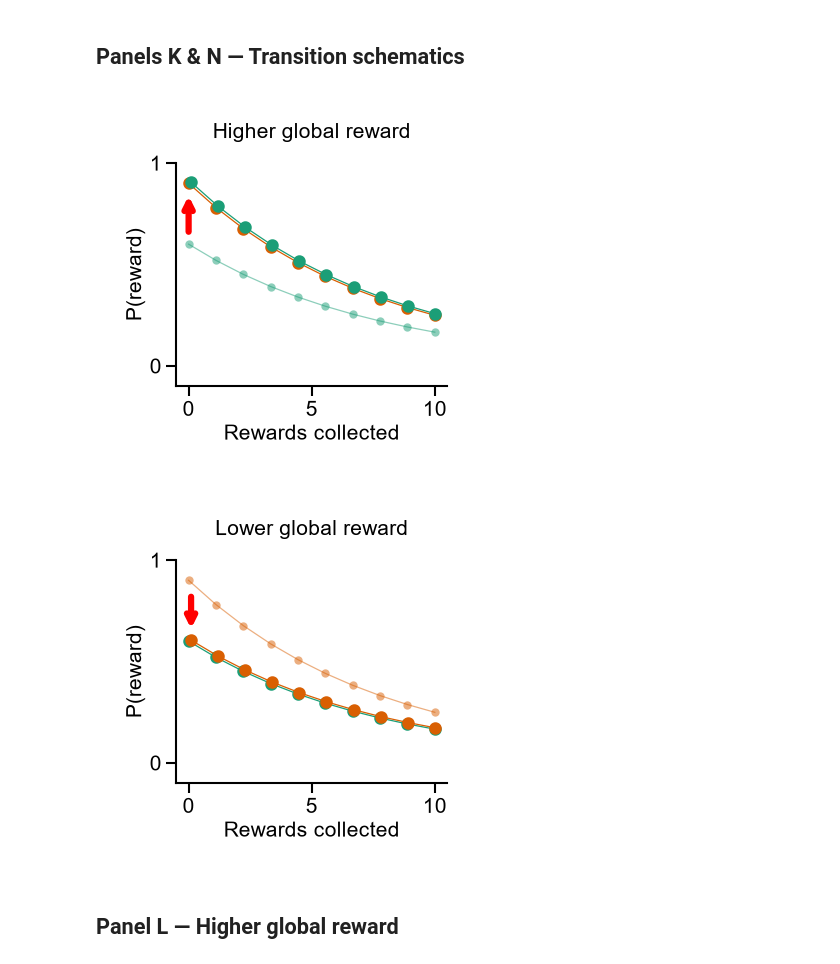
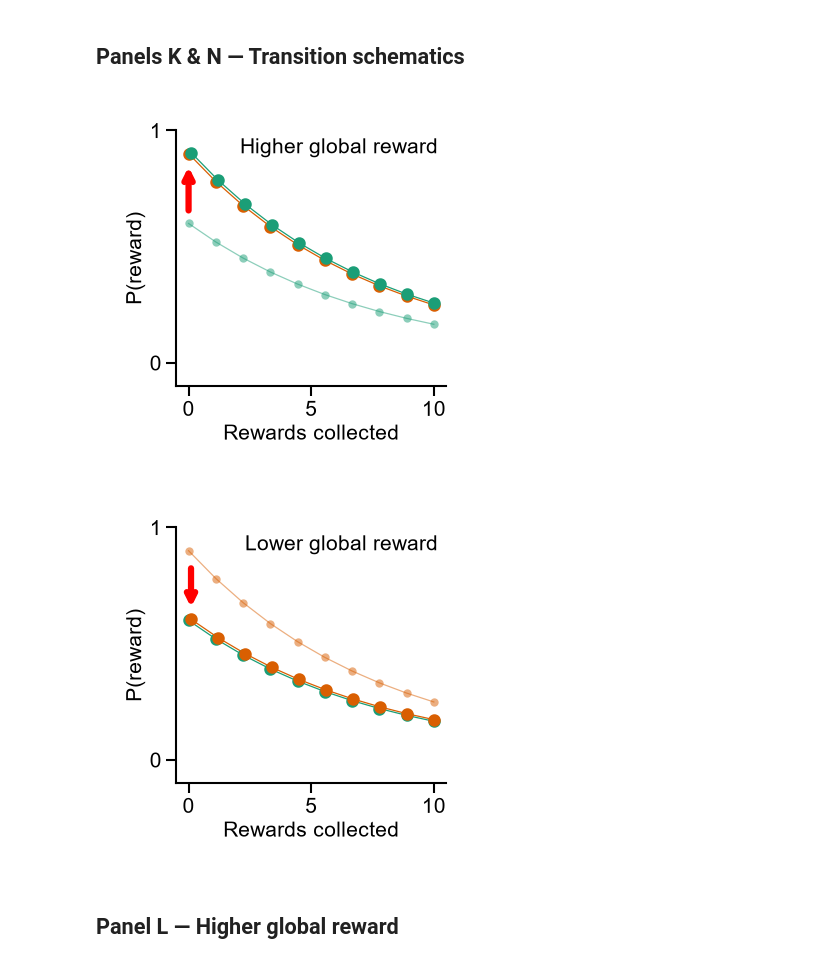
Before and after one commit to lauradriscoll/cosyne2026_adaptive_behavior, a Jupyter notebook: figures/fig2/make_panels_fig2.ipynb, the cells around one changed output. Drawn from its saved outputs; the diff is of its cells as text; code cells hidden in the pictures.

Commit message:
ferat: update panels fig2

```diff
--- a/figures/fig2/make_panels_fig2.ipynb
+++ b/figures/fig2/make_panels_fig2.ipynb
@@ -822,44 +822,44 @@ def style_transition_ax(ax, title):
     ax.set_xlim(-0.5, max_x + 0.5)
     ax.yaxis.set_major_locator(FixedLocator([0, 0.5, 1]))
     ax.xaxis.set_major_locator(FixedLocator(np.arange(0, max_x + 1, 5)))
-    ax.set_title(title, fontsize=5)
+    ax.text(0.97, 0.97, title, transform=ax.transAxes, ha="right", va="top", fontsize=5)  # inside the plot
     sns.despine(ax=ax)
 
 
 # Panel K: Low -> High transition
-fig, ax = panel_fig("fig2_I")
+fig, ax = panel_fig("fig2_F", ncols=3)
 a = 0.9
 ax.plot(x, a * b ** (-c * x), color=color1, marker=marker, markersize=2)
 a = 0.6
 ax.plot(x, a * b ** (-c * x), color=color2, marker=marker, alpha=0.5, markersize=2, markeredgewidth=0)
 a = 0.9
 ax.plot(x_s, a * b ** (-c * (x_s - x_shift)) + y_shift, color=color2, marker=marker, alpha=1, markersize=2)
 ax.annotate("", xy=(0, 0.88), xytext=(0, 0.62),
             arrowprops=dict(arrowstyle="->", color="red", lw=1.5))
 style_transition_ax(ax, "Higher global reward")
 plt.yticks([0, 1])
 plt.tight_layout()
 plt.show()
 save_panel(fig, PANELS_DIR / "fig2_F.pdf")
 
 # Panel N: High -> Low transition
-fig, ax = panel_fig("fig2_D")
+fig, ax = panel_fig("fig2_F", ncols=3)
 a = 0.6
 ax.plot(x_s, a * b ** (-c * (x_s - x_shift)) + y_shift, color=color1, marker=marker, markersize=2, zorder=10)
 a = 0.6
 ax.plot(x, a * b ** (-c * x), color=color2, marker=marker, markersize=2)
 a = 0.9
 ax.plot(x, a * b ** (-c * x), color=color1, marker=marker, alpha=0.5, markersize=2, markeredgewidth=0)
 ax.annotate("", xy=(0.1, 0.86), xytext=(0.1, 0.62),
             arrowprops=dict(arrowstyle="<-", color="red", lw=1.5))
 style_transition_ax(ax, "Lower global reward")
 plt.yticks([0, 1])
 plt.tight_layout()
 plt.show()
 save_panel(fig, PANELS_DIR / "fig2_H.pdf")
 # %% [output]
-[figure, old version]
+[figure, new version]
-[figure, old version]
+[figure, new version]
 # %% [markdown]
 ## Panel L — Higher global reward
 # %%
```
Also changed, not shown: 10 other files.
